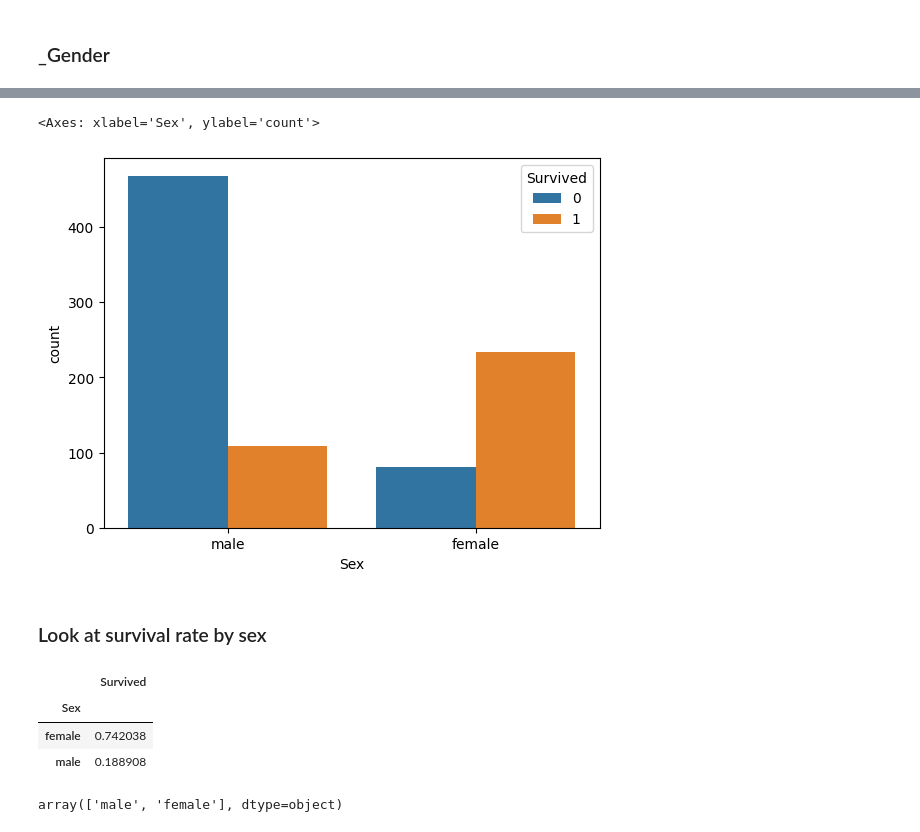
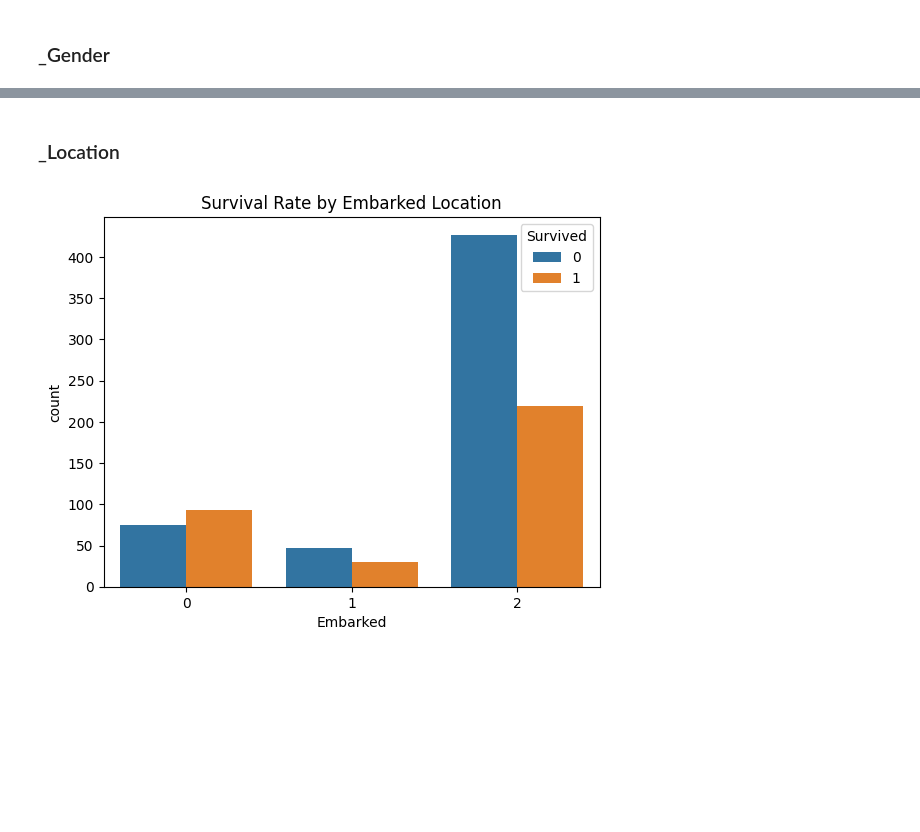
Before and after one commit to brc0d3s/CODSOFT, a Jupyter notebook: 1. Titanic Survival Prediction/TITANIC_SURVIVAL.ipynb, the cells around one changed output, grey strips where cells are left out. Saved outputs shown, nothing was run; the diff lists cells and outputs as text; code cells hidden in the pictures; blank space fills up the shorter version.

Commit message:
titanic survival project completion

```diff
--- a/1. Titanic Survival Prediction/TITANIC_SURVIVAL.ipynb
+++ b/1. Titanic Survival Prediction/TITANIC_SURVIVAL.ipynb
@@ -69,0 +87,15 @@ df.describe()
+# %%
+# Drop 'Cabin' due to too many missing values
+df.drop(columns=['Cabin'], inplace=True)
+# %%
+# Encode categorical variables
+labelencoder = LabelEncoder()
+df['Sex'] = labelencoder.fit_transform(df['Sex'])
+df['Embarked'] = labelencoder.fit_transform(df['Embarked'])
+# %%
+# Drop non-essential columns
+df.drop(columns=['PassengerId', 'Name', 'Ticket'], inplace=True)
+# %%
+# Feature Scaling
+scaler = StandardScaler()
+df[['Age', 'Fare']] = scaler.fit_transform(df[['Age', 'Fare']])
@@ -104,18 +138,10 @@ Name: Sex, Length: 891, dtype: object
+# %% [markdown]
+###
+### _Location
 # %%
-sns.countplot(x = df['Sex'],hue = df['Survived'])
+# Survival rate by embarked location
+sns.countplot(x='Embarked', hue='Survived', data=df)
+plt.title('Survival Rate by Embarked Location')
+plt.show()
 # %% [output]
-<Axes: xlabel='Sex', ylabel='count'>
-[figure, old version]
+[figure, new version]
-# %% [markdown]
-### Look at survival rate by sex
-# %%
-df.groupby('Sex')[['Survived']].mean()
-# %% [output]
-|  | Survived |
-| Sex |  |
-| female | 0.742038 |
-| male | 0.188908 |
-# %%
-df['Sex'].unique()
-# %% [output]
-array(['male', 'female'], dtype=object)
```
Also changed, not shown: parts of 33 cells of this notebook, 1 other file.
